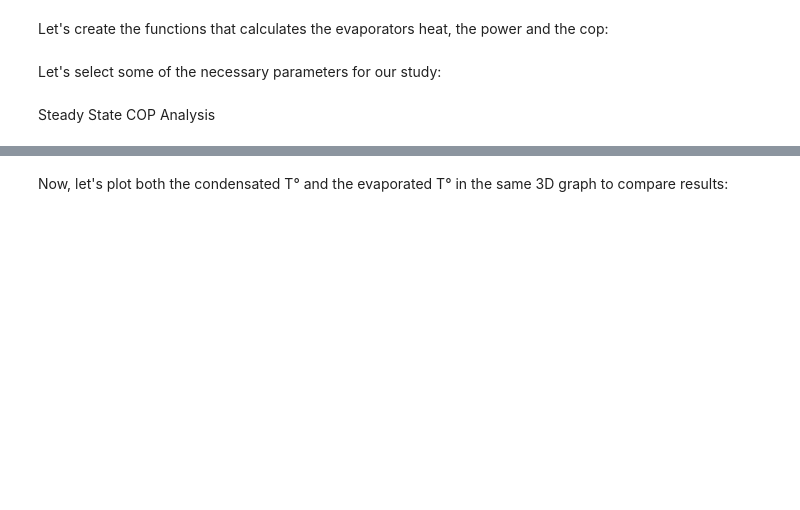
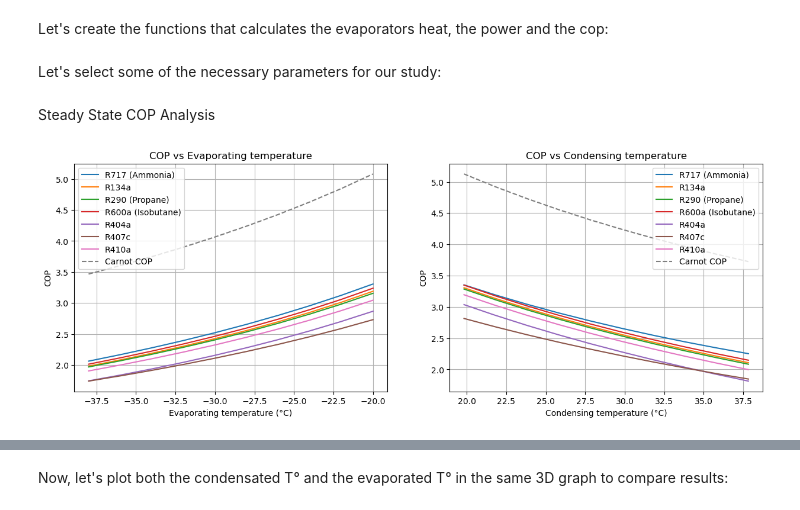
Before and after one commit to boujuan/Renewable_Energy_Heat, a Jupyter notebook: Main_Notebook.ipynb, the cells around one changed output, grey strips where cells are left out. Saved outputs shown, nothing was run; the diff lists cells and outputs as text; code cells hidden in the pictures; blank space fills up the shorter version.

```diff
--- a/Main_Notebook.ipynb
+++ b/Main_Notebook.ipynb
@@ -70,6 +86,7 @@ def cop_and_heat_calculations(fluid, temp_2, temp_4, efficiency_compressor, heat
 def steady_state_cop_analysis(fluid_list, temp_list, fixed_temp, efficiency_compressor, heat_evap, mode='evap'):
     cop_list = []
     carnot_cop_list = []
+    eff_list = []
     for fluid in fluid_list:
         for temp in temp_list:
             if mode == 'evap':
@@ -78,7 +95,8 @@ def steady_state_cop_analysis(fluid_list, temp_list, fixed_temp, efficiency_comp
                 _, _, cop, _, cop_carnot, efficiency_hp = cop_and_heat_calculations(fluid, fixed_temp, temp, efficiency_compressor, heat_evap)
             cop_list.append(cop)
             carnot_cop_list.append(cop_carnot)
-    return cop_list, carnot_cop_list
+            eff_list.append(efficiency_hp)
+    return cop_list, carnot_cop_list, eff_list
 
 def seasonal_cop_and_heat_calculations(fluid, evap_temp, cond_temp, efficiency_compressor, months, heat_list):
     cop_list = []
@@ -105,35 +123,37 @@ heat_evap = abs(coldRoom.total_power_demand(outside_temp)) # Nominal yearly heat
 # %% [markdown]
 Steady State COP Analysis
 # %%
-steady_state_cop_list_evap, steady_state_carnot_cop_list_evap = steady_state_cop_analysis(fluid_list, evap_temp_list, cond_temp, efficiency_compressor, heat_evap, 'evap')
-steady_state_cop_list_cond, steady_state_carnot_cop_list_cond = steady_state_cop_analysis(fluid_list, cond_temp_list, evap_temp, efficiency_compressor, heat_evap, 'cond')
+steady_state_cop_list_evap, steady_state_carnot_cop_list_evap, steady_state_eff_list_evap = steady_state_cop_analysis(fluid_list, evap_temp_list, cond_temp, efficiency_compressor, heat_evap, 'evap')
+steady_state_cop_list_cond, steady_state_carnot_cop_list_cond, steady_state_eff_list_cond = steady_state_cop_analysis(fluid_list, cond_temp_list, evap_temp, efficiency_compressor, heat_evap, 'cond')
 
 # Plotting
 fig, ax = plt.subplots(1, 2, figsize=(15, 5))
 ax[0].plot(evap_temp_list - 273.15, steady_state_cop_list_evap[:len(evap_temp_list)], label="R717 (Ammonia)")
 ax[0].plot(evap_temp_list - 273.15, steady_state_cop_list_evap[len(evap_temp_list):2*len(evap_temp_list)], label="R134a")
 ax[0].plot(evap_temp_list - 273.15, steady_state_cop_list_evap[2*len(evap_temp_list):3*len(evap_temp_list)], label="R290 (Propane)")
 ax[0].plot(evap_temp_list - 273.15, steady_state_cop_list_evap[3*len(evap_temp_list):4*len(evap_temp_list)], label="R600a (Isobutane)")
 ax[0].plot(evap_temp_list - 273.15, steady_state_cop_list_evap[4*len(evap_temp_list):5*len(evap_temp_list)], label="R404a")
 ax[0].plot(evap_temp_list - 273.15, steady_state_cop_list_evap[5*len(evap_temp_list):6*len(evap_temp_list)], label="R407c")
 ax[0].plot(evap_temp_list - 273.15, steady_state_cop_list_evap[6*len(evap_temp_list):7*len(evap_temp_list)], label="R410a")
 ax[0].plot(evap_temp_list - 273.15, steady_state_carnot_cop_list_evap[:len(evap_temp_list)], label="Carnot COP", linestyle="--")
 ax[0].set_xlabel("Evaporating temperature (°C)")
 ax[0].set_ylabel("COP")
 ax[0].set_title("COP vs Evaporating temperature")
 ax[0].legend()
 ax[0].grid()
 
 ax[1].plot(cond_temp_list - 273.15, steady_state_cop_list_cond[:len(cond_temp_list)], label="R717 (Ammonia)")
 ax[1].plot(cond_temp_list - 273.15, steady_state_cop_list_cond[len(cond_temp_list):2*len(cond_temp_list)], label="R134a")
 ax[1].plot(cond_temp_list - 273.15, steady_state_cop_list_cond[2*len(cond_temp_list):3*len(cond_temp_list)], label="R290 (Propane)")
 ax[1].plot(cond_temp_list - 273.15, steady_state_cop_list_cond[3*len(cond_temp_list):4*len(cond_temp_list)], label="R600a (Isobutane)")
 ax[1].plot(cond_temp_list - 273.15, steady_state_cop_list_cond[4*len(cond_temp_list):5*len(cond_temp_list)], label="R404a")
 ax[1].plot(cond_temp_list - 273.15, steady_state_cop_list_cond[5*len(cond_temp_list):6*len(cond_temp_list)], label="R407c")
 ax[1].plot(cond_temp_list - 273.15, steady_state_cop_list_cond[6*len(cond_temp_list):7*len(cond_temp_list)], label="R410a")
 ax[1].plot(cond_temp_list - 273.15, steady_state_carnot_cop_list_cond[:len(cond_temp_list)], label="Carnot COP", linestyle="--")
 ax[1].set_xlabel("Condensing temperature (°C)")
 ax[1].set_ylabel("COP")
 ax[1].set_title("COP vs Condensing temperature")
 ax[1].legend()
 ax[1].grid()
+# %% [output]
+[figure, added]
```
Also changed, not shown: parts of 4 cells of this notebook.
